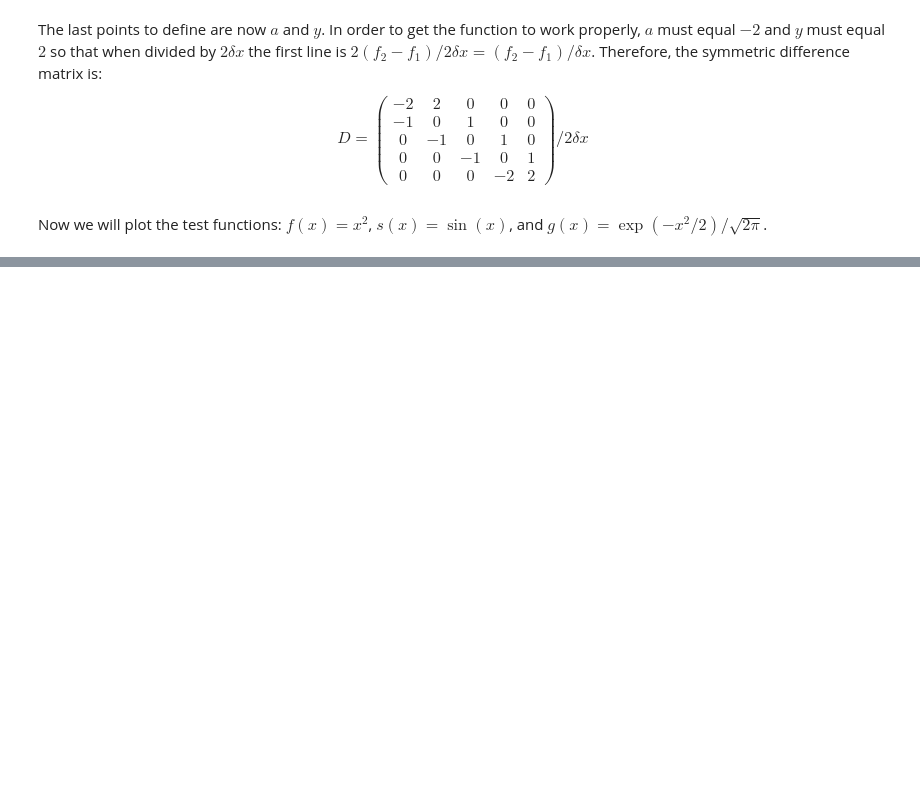
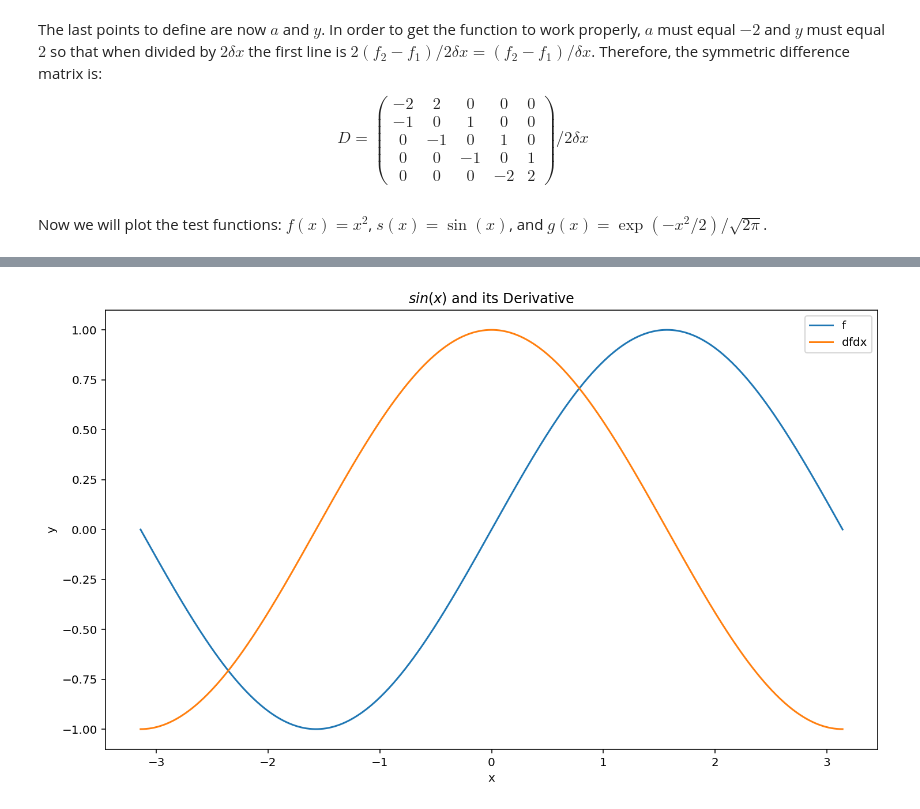
Before and after one commit to chapman-phys220-2017f/cw-06-quinn-and-dain-and-andrew-cw-06, a Jupyter notebook: calculus.ipynb, the cells around one changed output, grey strips where cells are left out. Cells and saved outputs as stored; diff of their text form; code cells hidden in the pictures; blank space fills up the shorter version.

Commit message:
Changes made. fix second deriv

```diff
--- a/calculus.ipynb
+++ b/calculus.ipynb
@@ -71,0 +67,5 @@ ac.plot(ac.derivative(-3,3,500),x,f,title=r'$x^2$ and its Derivative')
+# %%
+x,f = ac.gen_sin_array(-np.pi,np.pi,500)
+ac.plot(ac.derivative(-np.pi,np.pi,500),x,f,title=r'$sin(x)$ and its Derivative')
+# %% [output]
+[figure, added]
```
Also changed, not shown: parts of 11 cells of this notebook, 1 other file.
